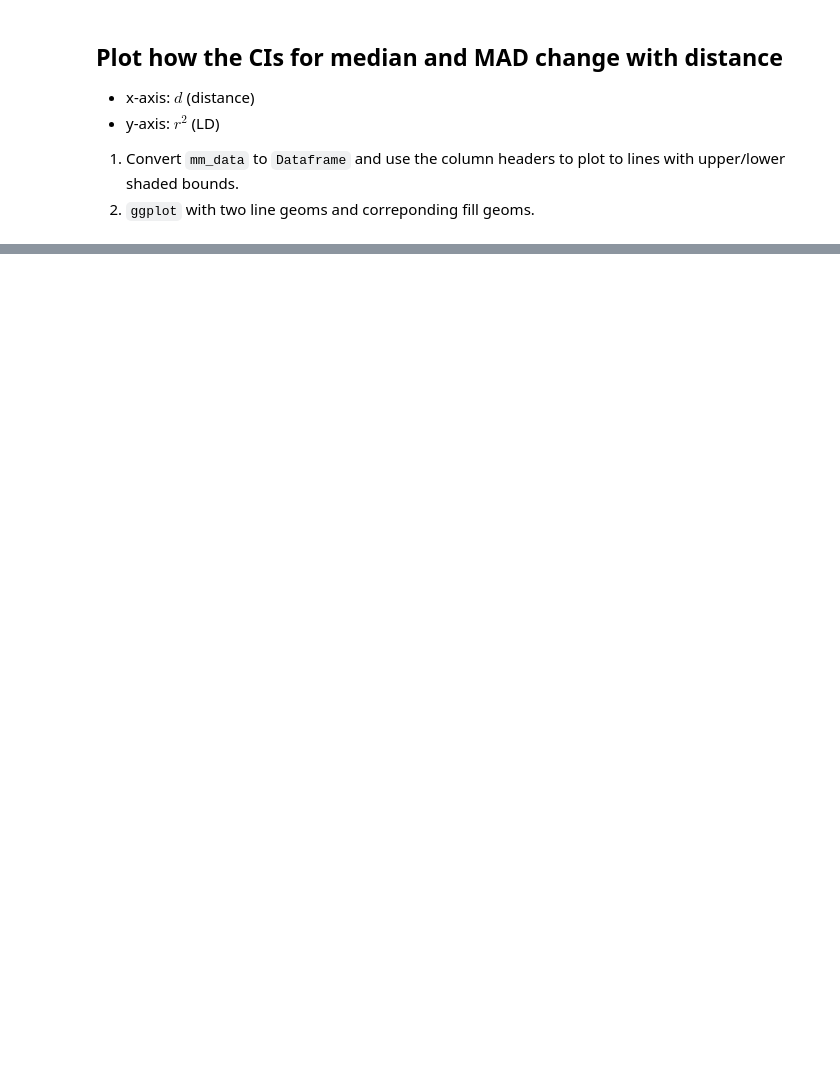
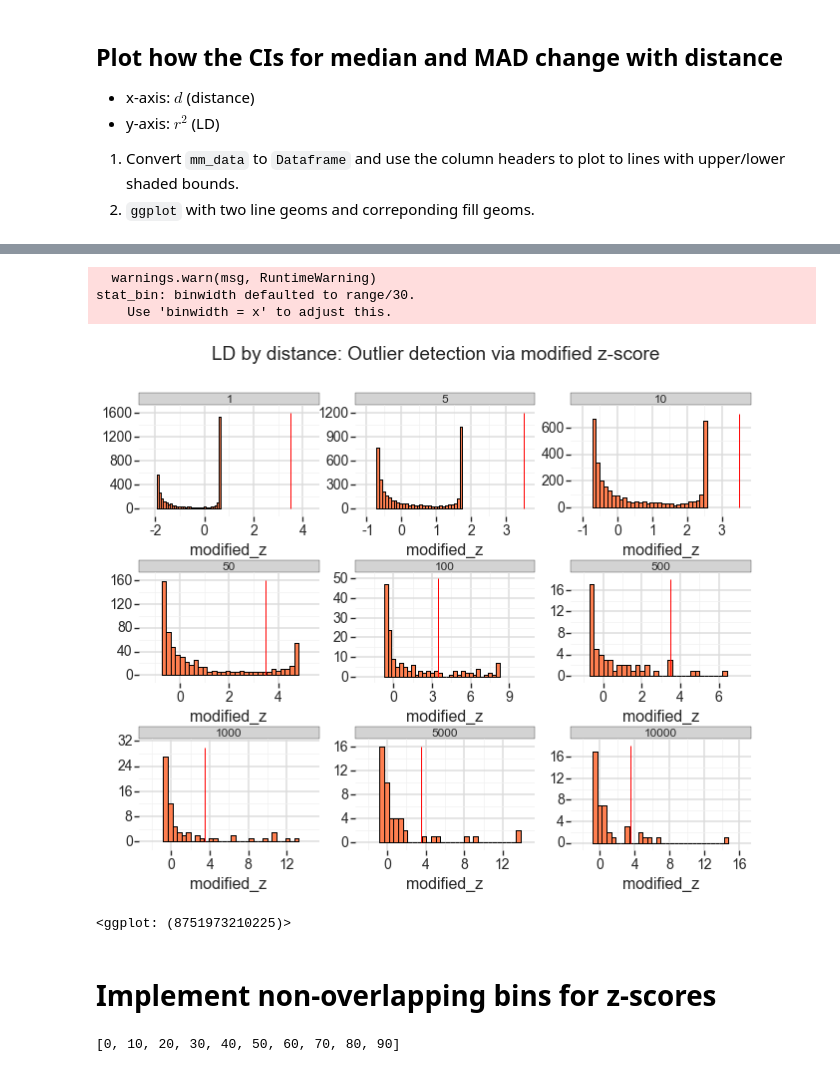
Before and after one commit to xguse/ipy_notebooks, a Jupyter notebook: YALE/ddrad58/2015-02-05_MAD_idea.ipynb, the cells around one changed output, grey strips where cells are left out. Saved outputs shown, nothing was run; the diff lists cells and outputs as text; code cells hidden in the pictures; blank space fills up the shorter version.

```diff
--- a/YALE/ddrad58/2015-02-05_MAD_idea.ipynb
+++ b/YALE/ddrad58/2015-02-05_MAD_idea.ipynb
@@ -287,0 +387,17 @@ bs.
+# %%
+def modified_z_scores(observations):
+
+    M_i = (observations - np.median(observations)) / smad(observations)
+
+    return M_i
+# %%
+snp_groups_by_distance
+# add column for distance group and concat dfs rather than keeping them in a dict
+dfs = []
+for k, v in snp_groups_by_distance.iteritems():
+    df = v.copy()
+    df['distance_group'] = k
+    df['modified_z'] = modified_z_scores(df.R2)
+    dfs.append(df)
+
+df_snp_groups_by_distance = pd.concat(dfs)
@@ -287,0 +413,18 @@ bs.
+# %%
+p = gp.ggplot(gp.aes(x='modified_z'), data=df_snp_groups_by_distance)
+p + gp.geom_histogram(fill='coral')  + gp.geom_vline(xintercept=[3.5], color='red') + \
+    gp.facet_wrap("distance_group") + \
+    gp.ggtitle("LD by distance: Outlier detection via modified z-score") + \
+    gp.theme_seaborn(context='talk')
+# %% [output]
+  warnings.warn(msg, RuntimeWarning)
+stat_bin: binwidth defaulted to range/30.
+    Use 'binwidth = x' to adjust this.
+[figure, added]
+<ggplot: (8751973210225)>
+# %% [markdown]
+# Implement non-overlapping bins for z-scores
+# %%
+range(0,100,10)
+# %% [output]
+[0, 10, 20, 30, 40, 50, 60, 70, 80, 90]
```
Also changed, not shown: parts of 43 cells of this notebook.
